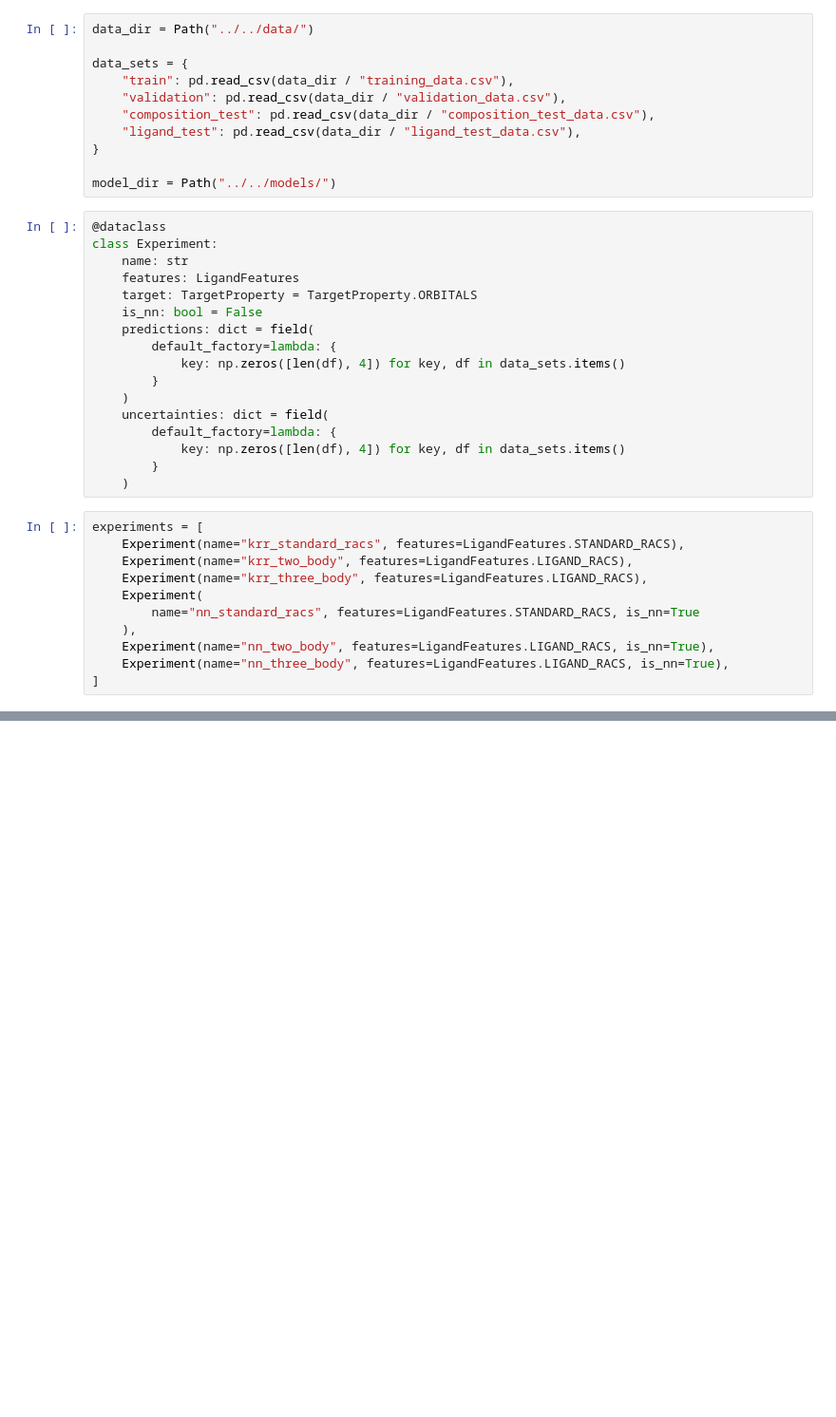
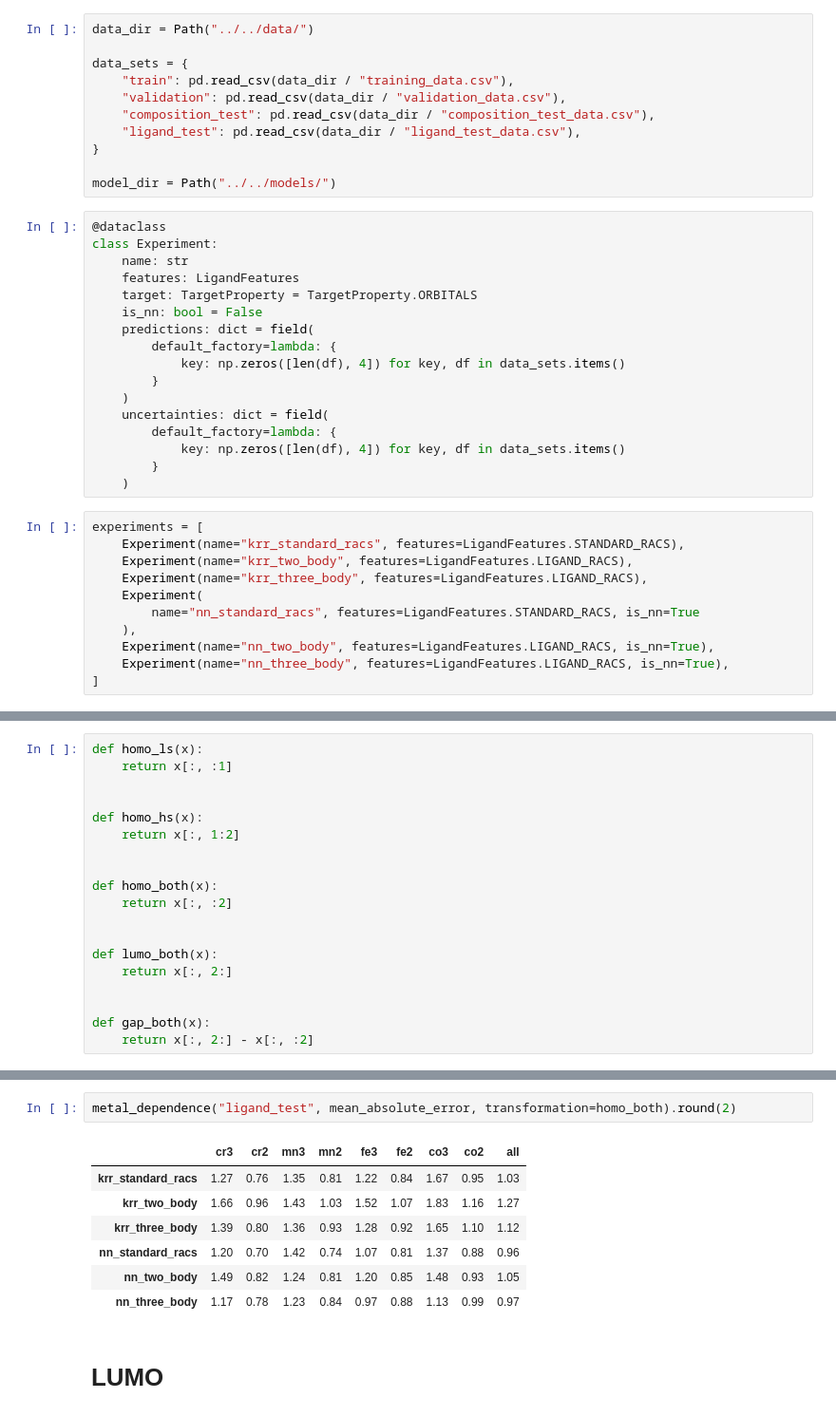
Before and after one commit to hjkgrp/many_body_ml, a Jupyter notebook: scripts_and_notebooks/scoring/model_scores_orbitals.ipynb, the cells around one changed output, grey strips where cells are left out. Shown at 95% size. Drawn from its saved outputs; the diff is of its cells as text; blank space fills up the shorter version.

```diff
--- a/scripts_and_notebooks/scoring/model_scores_orbitals.ipynb
+++ b/scripts_and_notebooks/scoring/model_scores_orbitals.ipynb
@@ -98,3 +139,22 @@ def evaluate_metric(metric, requires_uncertainty=False):
+# %%
+def homo_ls(x):
+    return x[:, :1]
+
+
+def homo_hs(x):
+    return x[:, 1:2]
+
+
+def homo_both(x):
+    return x[:, :2]
+
+
+def lumo_both(x):
+    return x[:, 2:]
+
+
+def gap_both(x):
+    return x[:, 2:] - x[:, :2]
 # %%
 evaluate_metric(mean_absolute_error).round(2)
 # %% [output]
@@ -127,0 +200,12 @@ maes.round(2)
+# %%
+metal_dependence("ligand_test", mean_absolute_error, transformation=homo_both).round(2)
+# %% [output]
+|  | cr3 | cr2 | mn3 | mn2 | fe3 | fe2 | co3 | co2 | all |
+| krr_standard_racs | 1.27 | 0.76 | 1.35 | 0.81 | 1.22 | 0.84 | 1.67 | 0.95 | 1.03 |
+| krr_two_body | 1.66 | 0.96 | 1.43 | 1.03 | 1.52 | 1.07 | 1.83 | 1.16 | 1.27 |
+| krr_three_body | 1.39 | 0.80 | 1.36 | 0.93 | 1.28 | 0.92 | 1.65 | 1.10 | 1.12 |
+| nn_standard_racs | 1.20 | 0.70 | 1.42 | 0.74 | 1.07 | 0.81 | 1.37 | 0.88 | 0.96 |
+| nn_two_body | 1.49 | 0.82 | 1.24 | 0.81 | 1.20 | 0.85 | 1.48 | 0.93 | 1.05 |
+| nn_three_body | 1.17 | 0.78 | 1.23 | 0.84 | 0.97 | 0.88 | 1.13 | 0.99 | 0.97 |
+# %% [markdown]
+# LUMO
```
Also changed, not shown: parts of 17 cells of this notebook.
